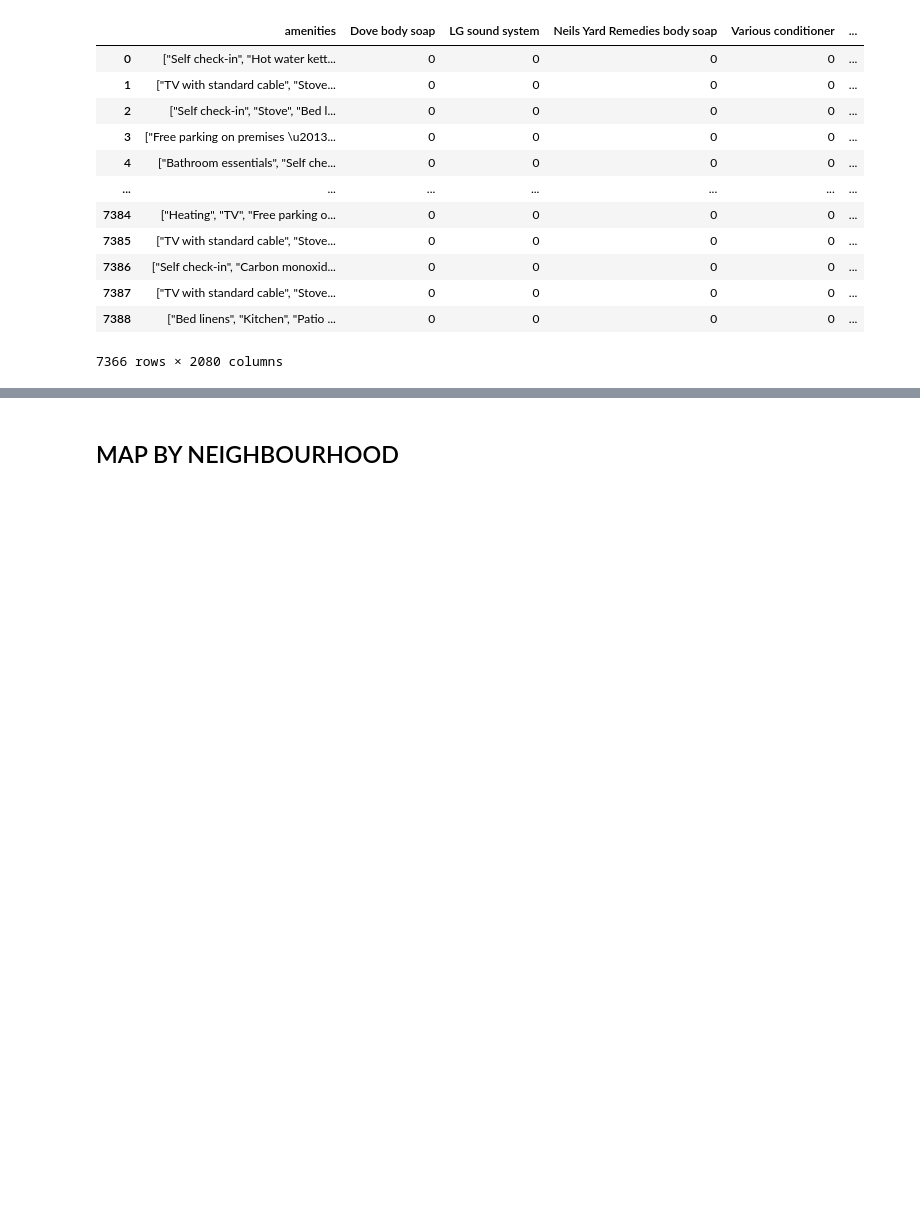
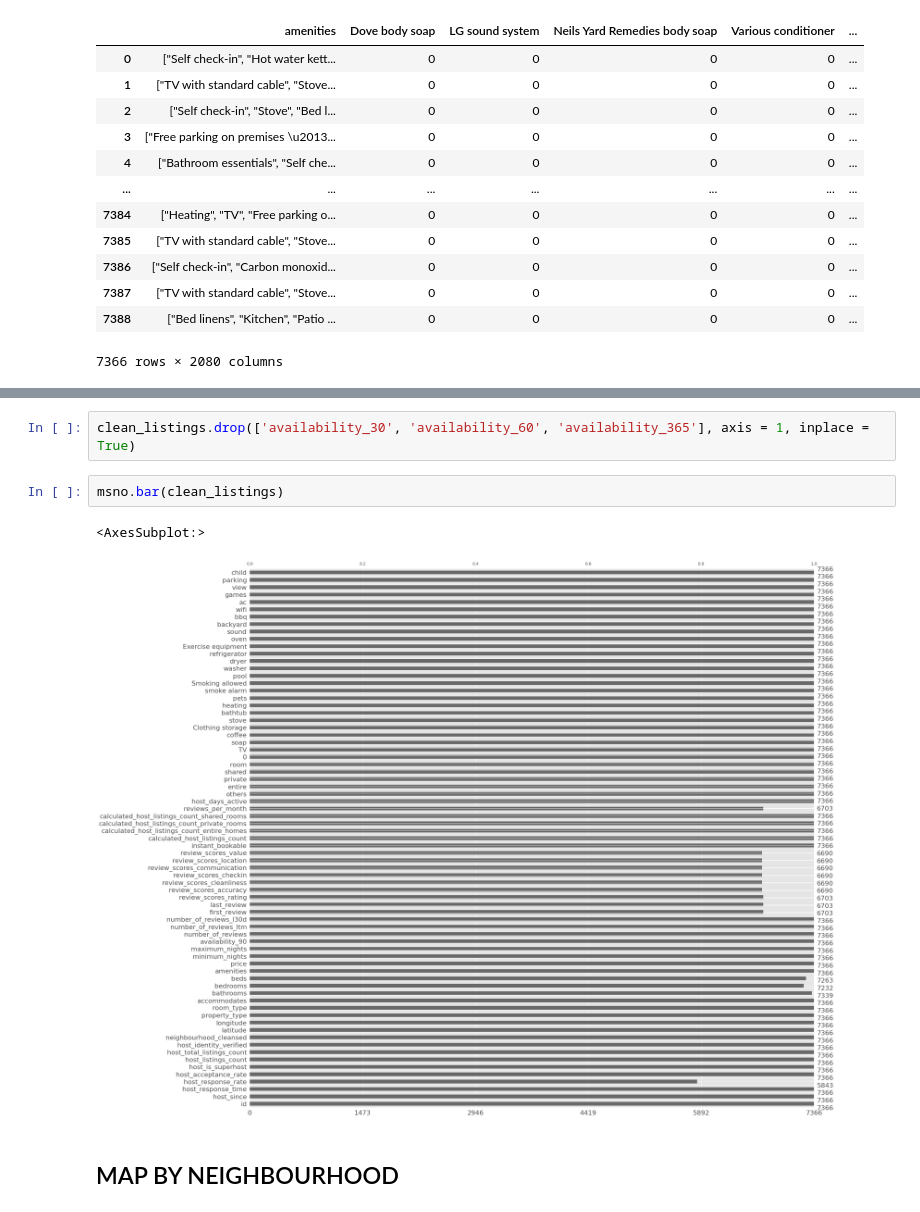
Before and after one commit to Anant-K-Gupta/AirBnbProject, a Jupyter notebook: airbnb.ipynb, the cells around one changed output, grey strips where cells are left out. Cells and saved outputs as stored; diff of their text form; blank space fills up the shorter version.

```diff
--- a/airbnb.ipynb
+++ b/airbnb.ipynb
@@ -351,3 +335,10 @@ clean_listings.head(10)
+# %%
+clean_listings.drop(['availability_30', 'availability_60', 'availability_365'], axis = 1, inplace = True)
+# %%
+msno.bar(clean_listings)
+# %% [output]
+<AxesSubplot:>
+[figure, added]
 # %% [markdown]
 ## MAP BY NEIGHBOURHOOD
 # %%
```
Also changed, not shown: parts of 26 cells of this notebook, 3 other files.
